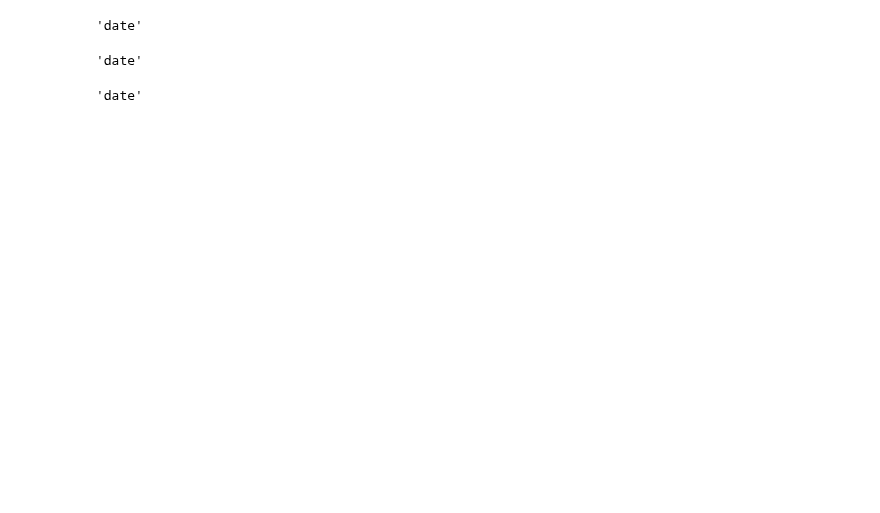
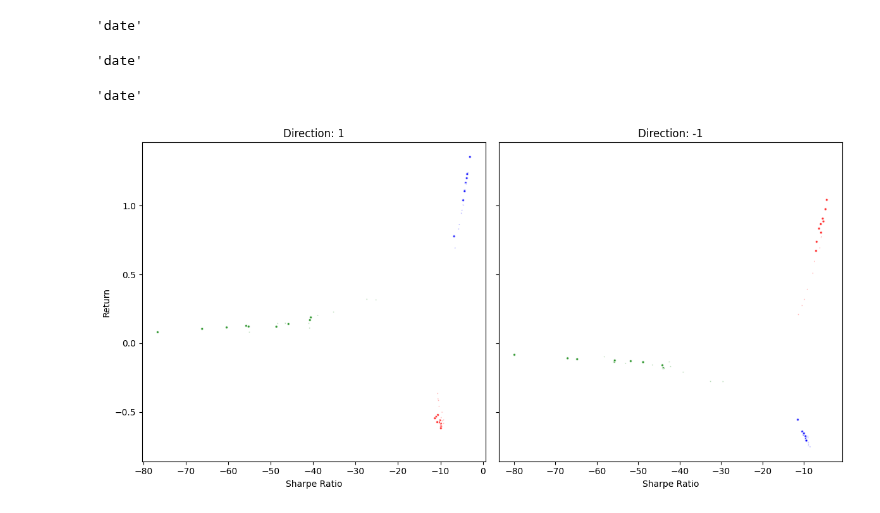
Before and after one commit to chung-ejy/sapling, a Jupyter notebook: fs_analysis_manual.ipynb, the cells around one changed output. Saved outputs shown, nothing was run; the diff lists cells and outputs as text; code cells hidden in the pictures; blank space fills up the shorter version.

```diff
--- a/fs_analysis_manual.ipynb
+++ b/fs_analysis_manual.ipynb
@@ -186,0 +227,28 @@ agg_query = {"date":"first","sell_date":"last","GICS Sector":"first","exposure":
+# %%
+fig, axes = plt.subplots(1, 2, figsize=(12, 6), sharey=True)
+
+# Titles for each subplot
+titles = ["Direction: 1", "Direction: -1"]
+
+# Iterate over directions and corresponding axes
+for i, direction in enumerate([1, -1]):
+    d_analysis = a[a["direction"] == direction]
+    axes[i].scatter(
+        d_analysis["sharpe"],
+        d_analysis["return"],
+        c=d_analysis["color"],
+        s=d_analysis["stacks"] * 2,
+        alpha=0.8,
+        edgecolors="w",
+    )
+    axes[i].set_title(titles[i])
+    axes[i].set_xlabel("Sharpe Ratio")
+    axes[i].set_ylabel("Return" if i == 0 else "")  # Only label y-axis on the first plot
+
+# Adjust layout for better spacing
+plt.tight_layout()
+
+# Show the combined plot
+plt.show()
+# %% [output]
+[figure, new version]
```
Also changed, not shown: parts of 21 cells of this notebook, 1 other file.
